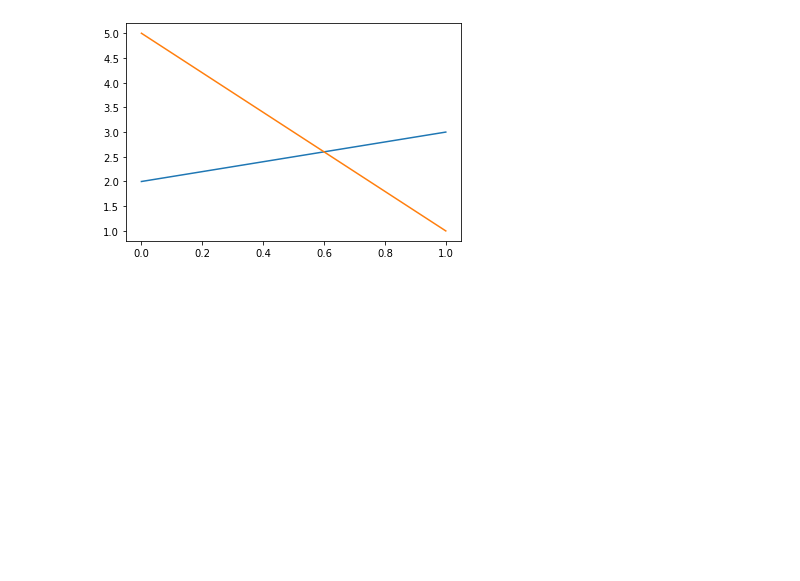
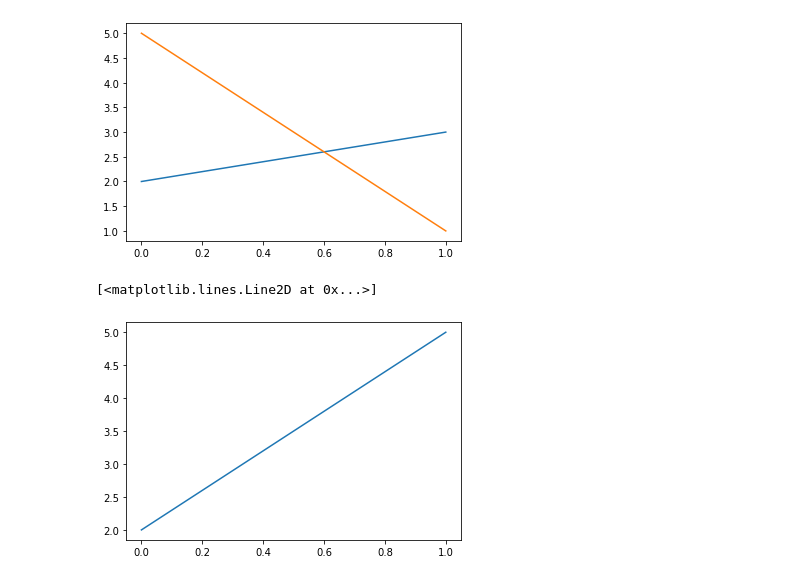
Before and after one commit to Raditya1804/h8dsft_Linear_Algebra1, a Jupyter notebook: h8dsft_Linear_Algebra1.ipynb, the cells around one changed output. Saved outputs shown, nothing was run; the diff lists cells and outputs as text; code cells hidden in the pictures; blank space fills up the shorter version.

```diff
--- a/h8dsft_Linear_Algebra1.ipynb
+++ b/h8dsft_Linear_Algebra1.ipynb
@@ -101,3 +101,8 @@ plt.plot(X)
 [<matplotlib.lines.Line2D at 0x...>,
  <matplotlib.lines.Line2D at 0x...>]
 [figure]
+# %%
+plt.plot(u)
+# %% [output]
+[<matplotlib.lines.Line2D at 0x...>]
+[figure, added]
```
Also changed, not shown: parts of 1 cell of this notebook.
